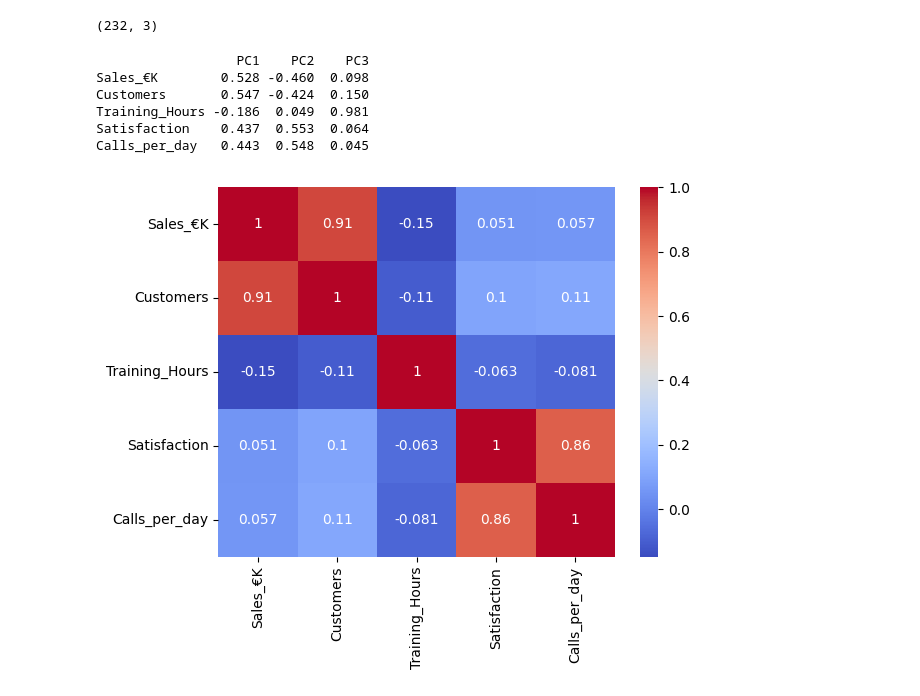
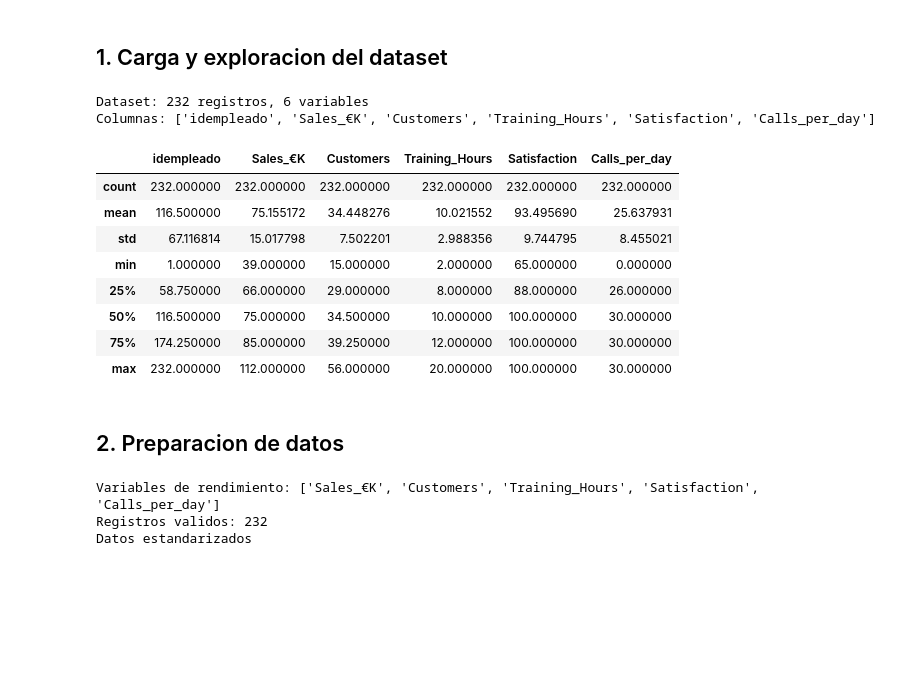
Before and after one commit to BORJAMOME/Data-Analytics-Portfolio, a Jupyter notebook: 03-Machine-Learning/02-no-supervisado/reduccion-dimensionalidad/pca/02-segmentacion-empleados/notebook.ipynb, the cells around one changed output. Saved outputs shown, nothing was run; the diff lists cells and outputs as text; code cells hidden in the pictures; blank space fills up the shorter version.

```diff
--- a/03-Machine-Learning/02-no-supervisado/reduccion-dimensionalidad/pca/02-segmentacion-empleados/notebook.ipynb
+++ b/03-Machine-Learning/02-no-supervisado/reduccion-dimensionalidad/pca/02-segmentacion-empleados/notebook.ipynb
@@ -81,39 +22,38 @@ plt.show()
-# %%
-# Generacion de las componentes principales
-
-pca = PCA(n_components=3)
-
-X_pca = pca.fit_transform(X)
-
-X_pca.shape
-# %% [output]
-(232, 3)
-# %%
-# Matriz de cargas
-
-loadings = pd.DataFrame(
-    pca.components_.T,
-    columns=['PC1', 'PC2', 'PC3'],
-    index=data_pca.columns
-)
-loadings=loadings.round(3)
-print(loadings)
-# %% [output]
-                  PC1    PC2    PC3
-Sales_€K        0.528 -0.460  0.098
-Customers       0.547 -0.424  0.150
-Training_Hours -0.186  0.049  0.981
-Satisfaction    0.437  0.553  0.064
-Calls_per_day   0.443  0.548  0.045
-# %%
-import seaborn as sns
-
-# Matriz de correlación
-corr = data_pca.corr()
-
-# Heatmap
-sns.heatmap(corr, annot=True, cmap="coolwarm")
-
-plt.show()
-# %% [output]
-[figure, removed]
+# %% [markdown]
+## 1. Carga y exploracion del dataset
+# %%
+ruta = os.path.join(os.path.dirname(os.path.abspath("__file__")), "employees.xlsx")
+df = pd.read_excel(ruta)
+print(f"Dataset: {df.shape[0]} registros, {df.shape[1]} variables")
+print(f"Columnas: {list(df.columns)}")
+display(df.describe())
+# %% [output]
+Dataset: 232 registros, 6 variables
+Columnas: ['idempleado', 'Sales_€K', 'Customers', 'Training_Hours', 'Satisfaction', 'Calls_per_day']
+|  | idempleado | Sales_€K | Customers | Training_Hours | Satisfaction | Calls_per_day |
+| count | 232.000000 | 232.000000 | 232.000000 | 232.000000 | 232.000000 | 232.000000 |
+| mean | 116.500000 | 75.155172 | 34.448276 | 10.021552 | 93.495690 | 25.637931 |
+| std | 67.116814 | 15.017798 | 7.502201 | 2.988356 | 9.744795 | 8.455021 |
+| min | 1.000000 | 39.000000 | 15.000000 | 2.000000 | 65.000000 | 0.000000 |
+| 25% | 58.750000 | 66.000000 | 29.000000 | 8.000000 | 88.000000 | 26.000000 |
+| 50% | 116.500000 | 75.000000 | 34.500000 | 10.000000 | 100.000000 | 30.000000 |
+| 75% | 174.250000 | 85.000000 | 39.250000 | 12.000000 | 100.000000 | 30.000000 |
+| max | 232.000000 | 112.000000 | 56.000000 | 20.000000 | 100.000000 | 30.000000 |
+# %% [markdown]
+## 2. Preparacion de datos
+# %%
+# Excluir ID si existe
+id_cols = [c for c in df.columns if "id" in c.lower()]
+num_cols = [c for c in df.select_dtypes(include=[np.number]).columns if c not in id_cols]
+print(f"Variables de rendimiento: {num_cols}")
+
+X = df[num_cols].dropna()
+print(f"Registros validos: {len(X)}")
+
+scaler = StandardScaler()
+X_scaled = scaler.fit_transform(X)
+print("Datos estandarizados")
+# %% [output]
+Variables de rendimiento: ['Sales_€K', 'Customers', 'Training_Hours', 'Satisfaction', 'Calls_per_day']
+Registros validos: 232
+Datos estandarizados
```
Also changed, not shown: parts of 24 cells of this notebook, 17 other files.
